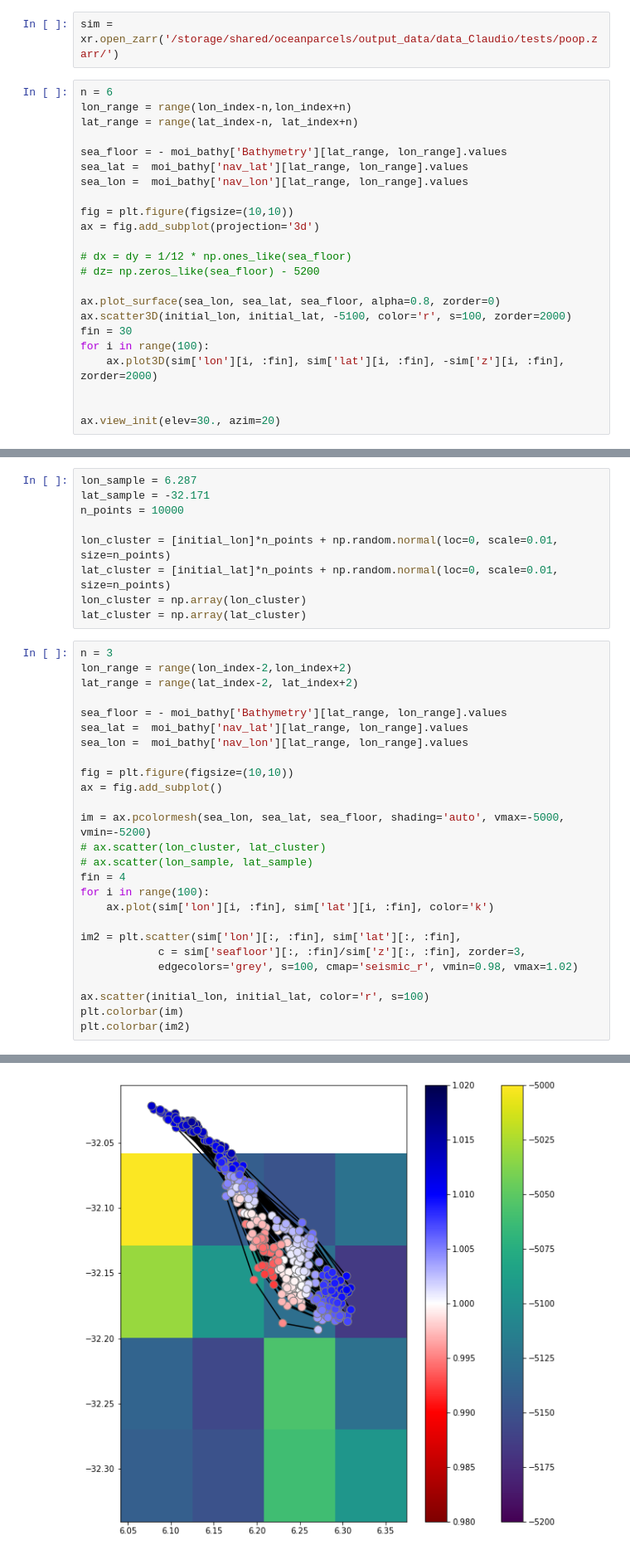
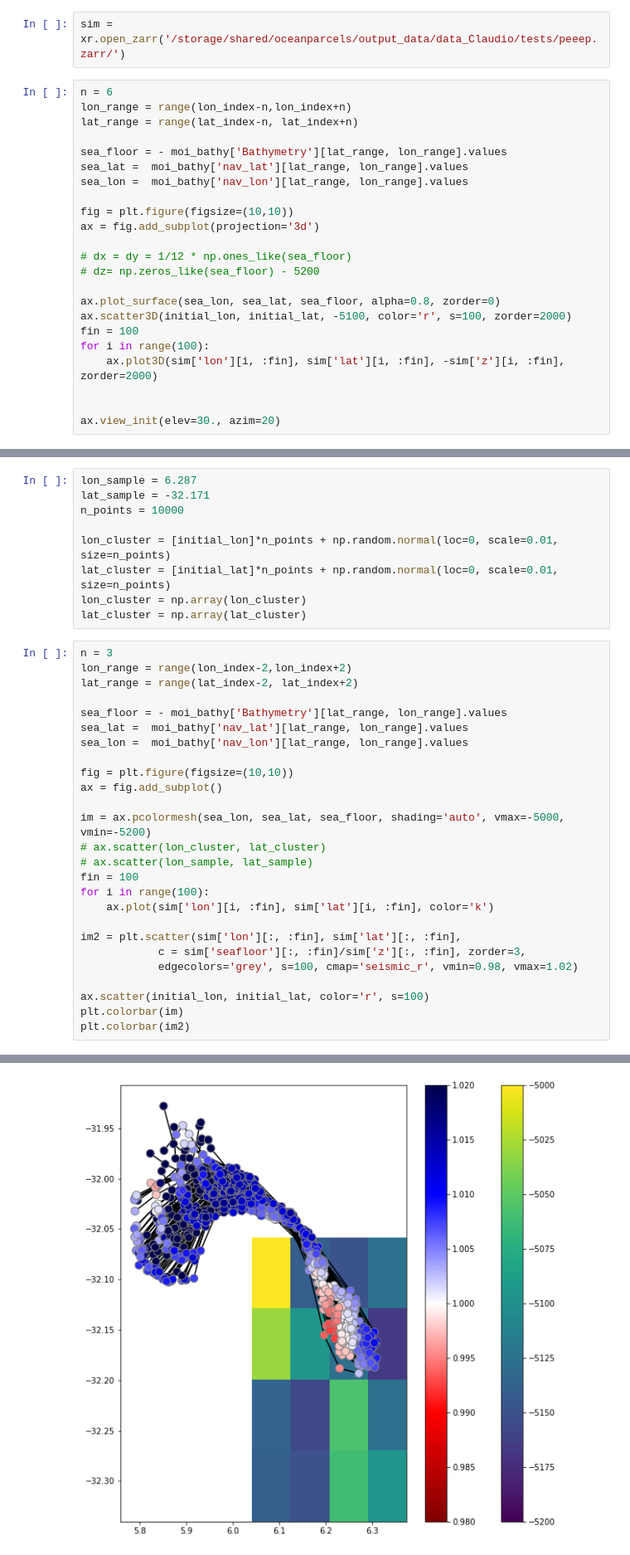
Before and after one commit to OceanParcels/Backtracking_Abyssal_Nanoplastics, a Jupyter notebook: notebooks/regarding_the bottom.ipynb, the cells around one changed output, grey strips where cells are left out. Shown at 83% size. Cells and saved outputs as stored; diff of their text form.

```diff
--- a/notebooks/regarding_the bottom.ipynb
+++ b/notebooks/regarding_the bottom.ipynb
@@ -61,7 +62,7 @@ ax.view_init(elev=50., azim=0)
 # %% [output]
 [figure]
 # %%
-sim = xr.open_zarr('/storage/shared/oceanparcels/output_data/data_Claudio/tests/poop.zarr/')
+sim = xr.open_zarr('/storage/shared/oceanparcels/output_data/data_Claudio/tests/peeep.zarr/')
 # %%
 n = 6
 lon_range = range(lon_index-n,lon_index+n)
@@ -79,7 +80,7 @@ ax = fig.add_subplot(projection='3d')
 
 ax.plot_surface(sea_lon, sea_lat, sea_floor, alpha=0.8, zorder=0)
 ax.scatter3D(initial_lon, initial_lat, -5100, color='r', s=100, zorder=2000)
-fin = 30
+fin = 100
 for i in range(100):
     ax.plot3D(sim['lon'][i, :fin], sim['lat'][i, :fin], -sim['z'][i, :fin], zorder=2000)
 
@@ -99,29 +100,29 @@ lat_cluster = np.array(lat_cluster)
 # %%
 n = 3
 lon_range = range(lon_index-2,lon_index+2)
 lat_range = range(lat_index-2, lat_index+2)
 
 sea_floor = - moi_bathy['Bathymetry'][lat_range, lon_range].values
 sea_lat =  moi_bathy['nav_lat'][lat_range, lon_range].values
 sea_lon =  moi_bathy['nav_lon'][lat_range, lon_range].values
 
 fig = plt.figure(figsize=(10,10))
 ax = fig.add_subplot()
 
 im = ax.pcolormesh(sea_lon, sea_lat, sea_floor, shading='auto', vmax=-5000, vmin=-5200)
 # ax.scatter(lon_cluster, lat_cluster)
 # ax.scatter(lon_sample, lat_sample)
-fin = 4
+fin = 100
 for i in range(100):
     ax.plot(sim['lon'][i, :fin], sim['lat'][i, :fin], color='k')
 
 im2 = plt.scatter(sim['lon'][:, :fin], sim['lat'][:, :fin],
             c = sim['seafloor'][:, :fin]/sim['z'][:, :fin], zorder=3,
             edgecolors='grey', s=100, cmap='seismic_r', vmin=0.98, vmax=1.02)
 
 ax.scatter(initial_lon, initial_lat, color='r', s=100)
 plt.colorbar(im)
 plt.colorbar(im2)
 # %% [output]
 <matplotlib.colorbar.Colorbar at 0x...>
-[figure, old version]
+[figure, new version]
```
Also changed, not shown: parts of 11 cells of this notebook, 5 other files.
